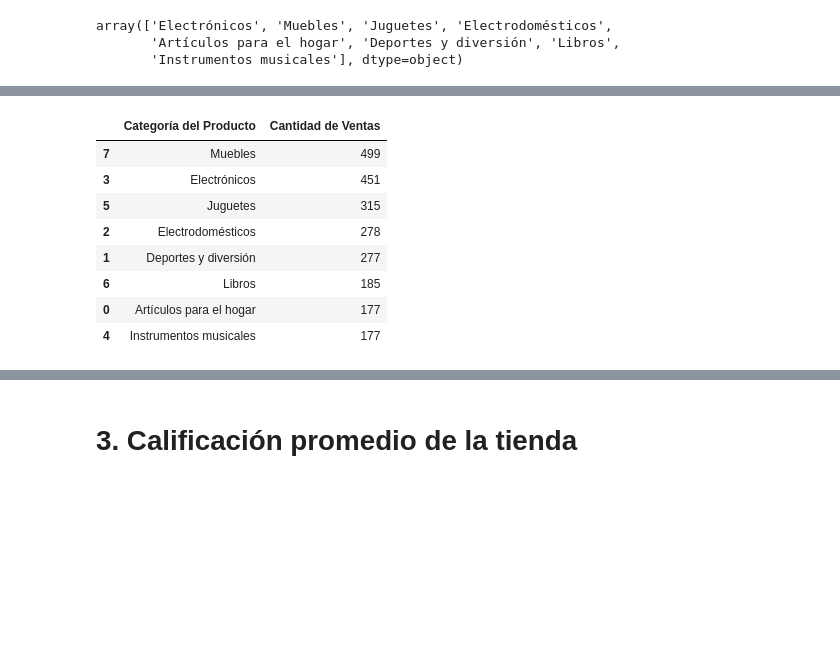
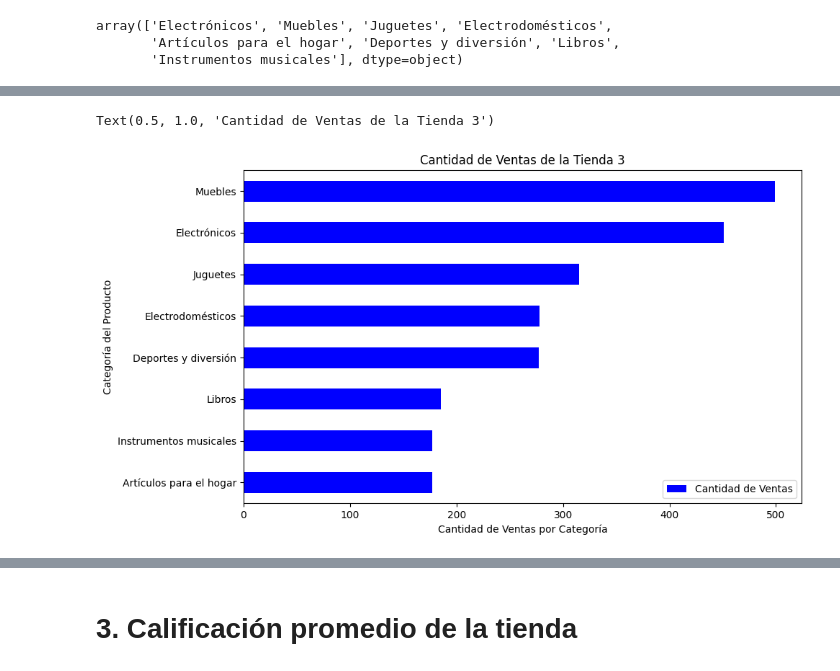
Before and after one commit to Ferrrchu/Challenge-Alura-Latam, a Jupyter notebook: AluraStoreLatam.ipynb, the cells around one changed output, grey strips where cells are left out. Cells and saved outputs as stored; diff of their text form; code cells hidden in the pictures; blank space fills up the shorter version.

```diff
--- a/AluraStoreLatam.ipynb
+++ b/AluraStoreLatam.ipynb
@@ -73,14 +65,9 @@ venta_categoria_tienda2
 # %%
-venta_categoria_tienda3 = tienda3.groupby('Categoría del Producto')[['Categoría del Producto']].value_counts().reset_index(name='Cantidad de Ventas').sort_values('Cantidad de Ventas', ascending=False)
-venta_categoria_tienda3
+venta_categoria_tienda3 = tienda3.groupby('Categoría del Producto')[['Categoría del Producto']].value_counts().reset_index(name='Cantidad de Ventas').sort_values('Cantidad de Ventas')
+venta_categoria_tienda3.plot(kind='barh', figsize=(10,6), color='Blue', x='Categoría del Producto', y='Cantidad de Ventas')
+plt.xlabel('Cantidad de Ventas por Categoría')
+plt.title('Cantidad de Ventas de la Tienda 3')
 # %% [output]
-|  | Categoría del Producto | Cantidad de Ventas |
-| 7 | Muebles | 499 |
-| 3 | Electrónicos | 451 |
-| 5 | Juguetes | 315 |
-| 2 | Electrodomésticos | 278 |
-| 1 | Deportes y diversión | 277 |
-| 6 | Libros | 185 |
-| 0 | Artículos para el hogar | 177 |
-| 4 | Instrumentos musicales | 177 |
+Text(0.5, 1.0, 'Cantidad de Ventas de la Tienda 3')
+[figure, added]
 # %%
```
Also changed, not shown: parts of 10 cells of this notebook.
